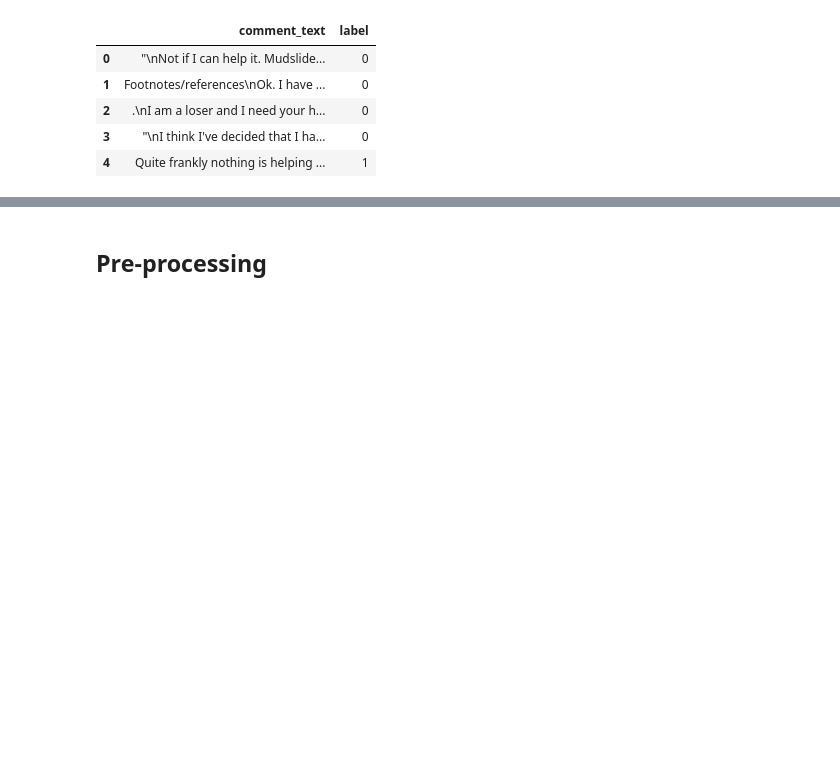
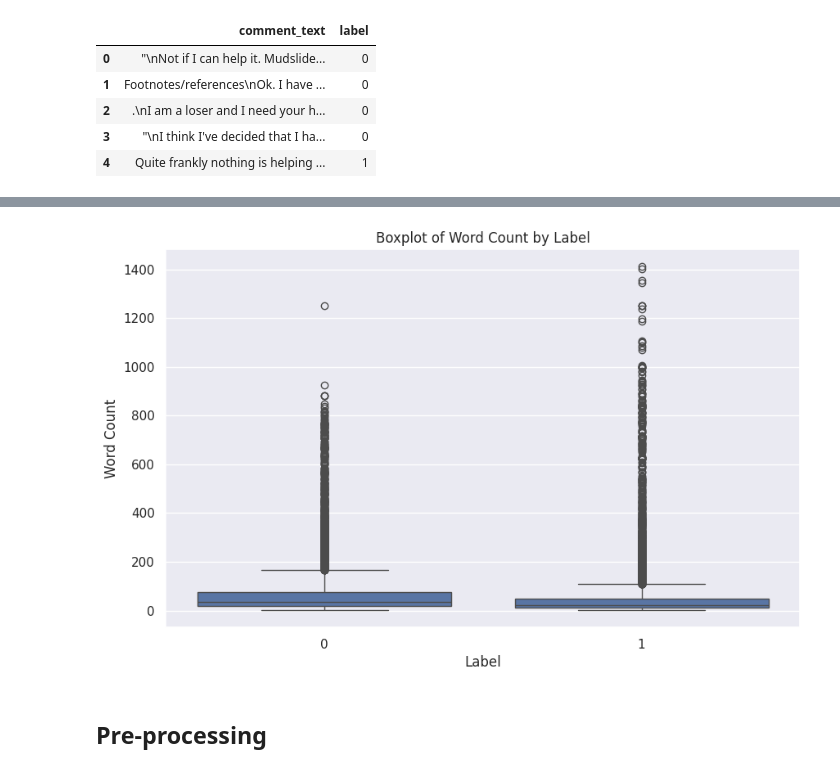
Before and after one commit to aaronmj7/Assignment-3-LLM, a Jupyter notebook: Assignment_3_LLM.ipynb, the cells around one changed output, grey strips where cells are left out. Cells and saved outputs as stored; diff of their text form; code cells hidden in the pictures; blank space fills up the shorter version.

```diff
--- a/Assignment_3_LLM.ipynb
+++ b/Assignment_3_LLM.ipynb
@@ -171,3 +190,12 @@ plt.show()
+# %%
+plt.figure(figsize=(10, 6))
+sns.boxplot(x='label', y='word_count', data=df)
+plt.title('Boxplot of Word Count by Label')
+plt.xlabel('Label')
+plt.ylabel('Word Count')
+plt.show()
+# %% [output]
+[figure, added]
 # %% [markdown]
 ## Pre-processing
 # %%
```
Also changed, not shown: parts of 28 cells of this notebook.
